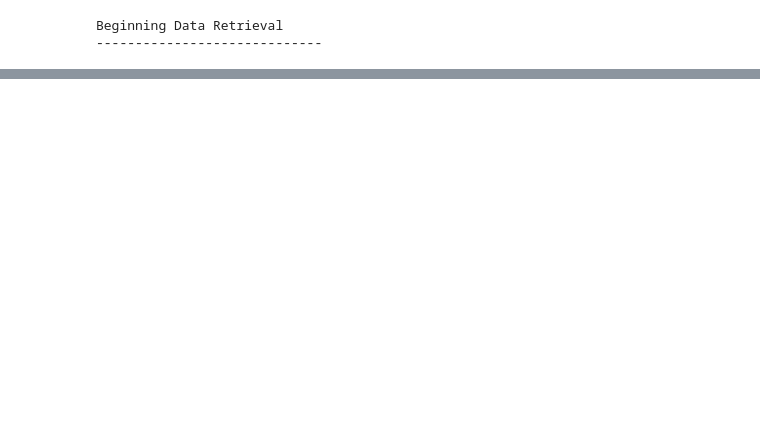
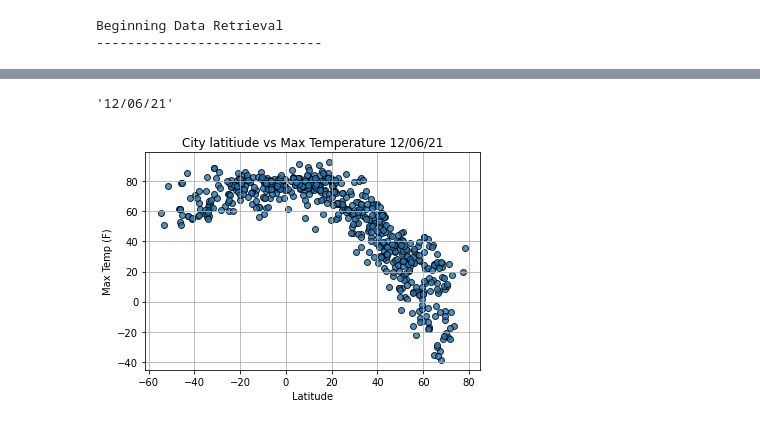
Before and after one commit to rachelhollis/World_Weather_Analysis, a Jupyter notebook: WeatherPy.ipynb, the cells around one changed output, grey strips where cells are left out. Drawn from its saved outputs; the diff is of its cells as text; code cells hidden in the pictures; blank space fills up the shorter version.

```diff
--- a/WeatherPy.ipynb
+++ b/WeatherPy.ipynb
@@ -151,3 +138,37 @@ city_data_df.head(10)
 output_data_file = "weather_data/cities.csv"
 # Export the City_Data into a CSV.
 city_data_df.to_csv(output_data_file, index_label="City_ID")
+# %%
+lats = city_data_df['Lat']
+max_temps = city_data_df['Max Temp']
+humidity = city_data_df['Humidity']
+cloudiness = city_data_df['Cloudiness']
+wind_speed = city_data_df['Wind Speed']
+# %%
+# get today's date in seconds
+today = time.strftime('%x')
+today
+# %% [output]
+'12/06/21'
+# %%
+# build the scatter plot for lat vs max temp
+plt.scatter(lats,
+            max_temps,
+            edgecolor = 'black',
+            linewidth = 1,
+            marker = 'o',
+            alpha = 0.8,
+            label = 'Cities'
+           )
+
+plt.title(f'City latitiude vs Max Temperature '+ time.strftime('%x'))
+plt.ylabel('Max Temp (F)')
+plt.xlabel('Latitude')
+plt.grid(True)
+
+# save fig
+plt.savefig('weather_data/Fig1.png')
+
+plt.show()
+# %% [output]
+[figure, added]
```
Also changed, not shown: parts of 18 cells of this notebook, 6 other files.
